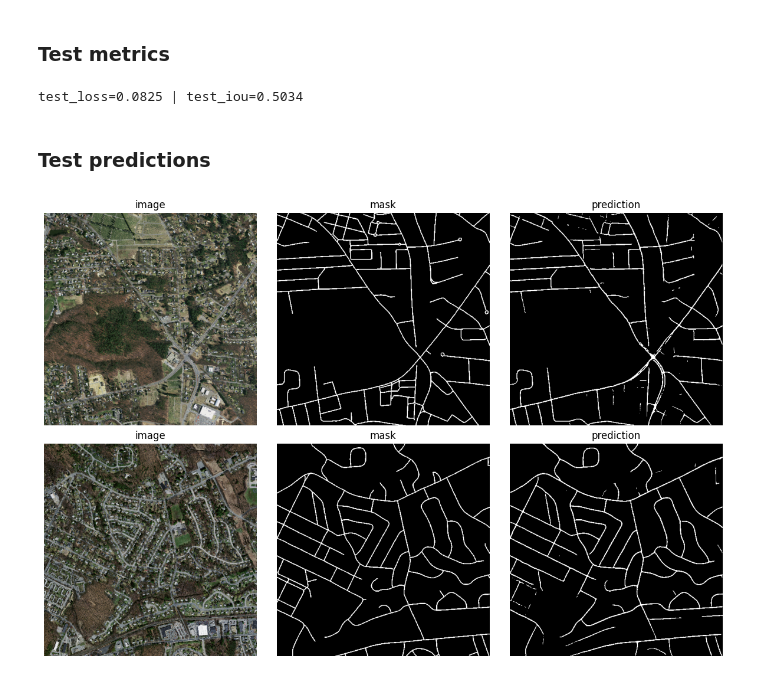
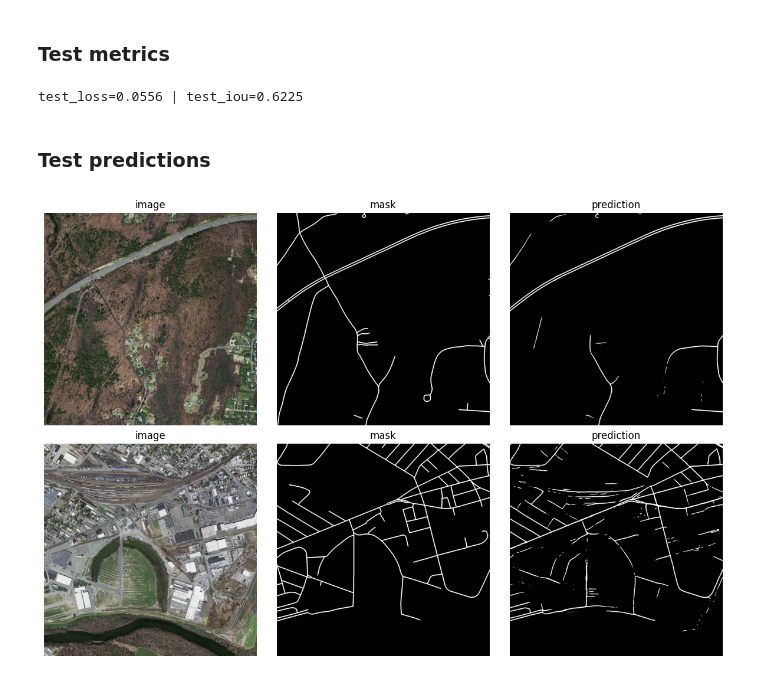
Before and after one commit to Lijnx/AIlabs, a Jupyter notebook: Lab2/lab2.ipynb, the cells around one changed output. Cells and saved outputs as stored; diff of their text form; code cells hidden in the pictures.

Commit message:
Add tiling, IoU on test: 0.62

```diff
--- a/Lab2/lab2.ipynb
+++ b/Lab2/lab2.ipynb
@@ -10,16 +10,23 @@ from dataset import RoadsDataset
 
 PREVIEW_IMG_DIR = "data/tiff/train/"
 PREVIEW_MASK_DIR = "data/tiff/train_labels/"
+PREVIEW_TILE_SIZE = 512
+PREVIEW_STRIDE = 512
 
-raw_ds = RoadsDataset(PREVIEW_IMG_DIR, PREVIEW_MASK_DIR)
+raw_ds = RoadsDataset(
+    PREVIEW_IMG_DIR,
+    PREVIEW_MASK_DIR,
+    tile_size=PREVIEW_TILE_SIZE,
+    stride=PREVIEW_STRIDE,
+)
 
 fig, axes = plt.subplots(2, 3, figsize=(12, 8))
 for col, idx in enumerate([0, 1, 2]):
     image, mask = raw_ds[idx]
     axes[0, col].imshow(image)
-    axes[0, col].set_title(f"image {idx}")
+    axes[0, col].set_title(f"tile image {idx}")
     axes[1, col].imshow(mask, cmap="gray")
-    axes[1, col].set_title(f"mask {idx}")
+    axes[1, col].set_title(f"tile mask {idx}")
 
 for ax in axes.ravel():
     ax.axis("off")
@@ -260,7 +294,7 @@ from utils import get_loaders
 
 model = UNet(in_channels=3, out_channels=1).to(DEVICE)
 loss_fn = nn.BCEWithLogitsLoss()
-optimizer = optim.Adam(model.parameters(), lr=LEARNING_RATE)
+optimizer = optim.AdamW(model.parameters(), lr=LEARNING_RATE, weight_decay=WEIGHT_DECAY)
 
 train_loader, val_loader, test_loader = get_loaders(
     TRAIN_IMG_DIR, TRAIN_MASK_DIR,
@@ -270,7 +304,10 @@ train_loader, val_loader, test_loader = get_loaders(
     train_transforms,
     val_transforms,
     NUM_WORKERS,
-    PIN_MEMORY
+    PIN_MEMORY,
+    TILE_SIZE,
+    TRAIN_STRIDE,
+    INFER_STRIDE,
 )
 
 scaler = torch.amp.GradScaler("cuda")
@@ -291,7 +328,7 @@ else:
 
     for epoch in range(NUM_EPOCHS):
         train_loss, train_iou = train_one_epoch(model, train_loader, optimizer, loss_fn, scaler)
-        val_loss, val_iou = evaluate(model, val_loader, loss_fn)
+        val_loss, val_iou = evaluate(model, VAL_IMG_DIR, VAL_MASK_DIR, val_transforms, TILE_SIZE, INFER_STRIDE)
 
         history["train_loss"].append(train_loss)
         history["train_iou"].append(train_iou)
@@ -342,35 +376,30 @@ plt.tight_layout()
 # %% [markdown]
 ### Test metrics
 # %%
-test_loss, test_iou = evaluate(model, test_loader, loss_fn)
+test_loss, test_iou = evaluate(model, TEST_IMG_DIR, TEST_MASK_DIR, val_transforms, TILE_SIZE, INFER_STRIDE)
 print(f"test_loss={test_loss:.4f} | test_iou={test_iou:.4f}")
 # %% [output]
-test_loss=0.0825 | test_iou=0.5034
+test_loss=0.0556 | test_iou=0.6225
 # %% [markdown]
 ### Test predictions
 # %%
-model.eval()
-images, masks = next(iter(test_loader))
-images = images.to(DEVICE)
+fig, axes = plt.subplots(2, 3, figsize=(12, 8))
+for row, image_name in enumerate(sorted(os.listdir(TEST_IMG_DIR))[:2]):
+    image_path = os.path.join(TEST_IMG_DIR, image_name)
+    mask_path = os.path.join(TEST_MASK_DIR, f"{os.path.splitext(image_name)[0]}.tif")
 
-with torch.no_grad():
-    logits = model(images)
-    preds = (torch.sigmoid(logits) > 0.5).float().cpu()
+    image, pred = predict_full_image(model, image_path, val_transforms, TILE_SIZE, INFER_STRIDE)
+    mask = (tiff.imread(mask_path) > 0).astype("float32")
 
-images = images.cpu()
-masks = masks.cpu()
-
-fig, axes = plt.subplots(2, 3, figsize=(12, 8))
-for row in range(2):
-    axes[row, 0].imshow(show_tensor_image(images[row]))
+    axes[row, 0].imshow(image)
     axes[row, 0].set_title("image")
-    axes[row, 1].imshow(masks[row], cmap="gray")
+    axes[row, 1].imshow(mask, cmap="gray")
     axes[row, 1].set_title("mask")
-    axes[row, 2].imshow(preds[row, 0], cmap="gray")
+    axes[row, 2].imshow(pred > 0.5, cmap="gray")
     axes[row, 2].set_title("prediction")
 
 for ax in axes.ravel():
     ax.axis("off")
 plt.tight_layout()
 # %% [output]
-[figure, old version]
+[figure, new version]
```
Also changed, not shown: parts of 5 cells of this notebook, 2 other files.
